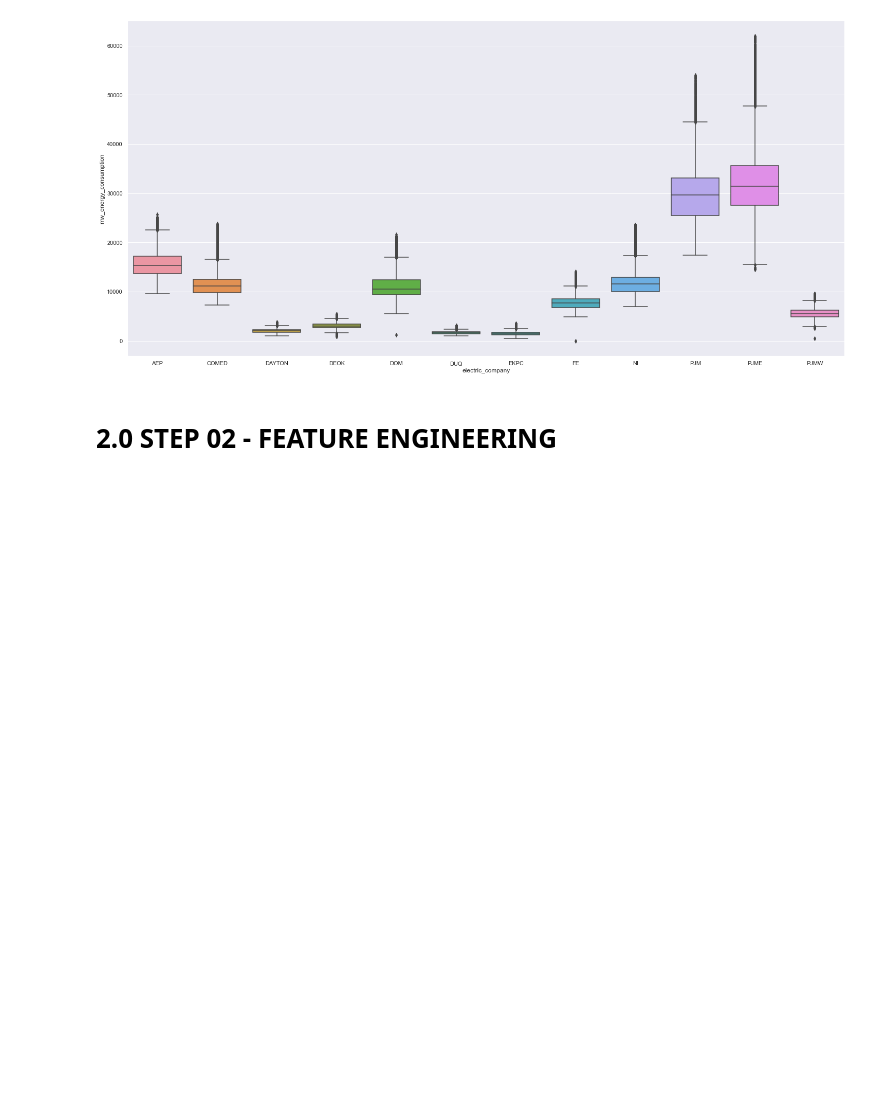
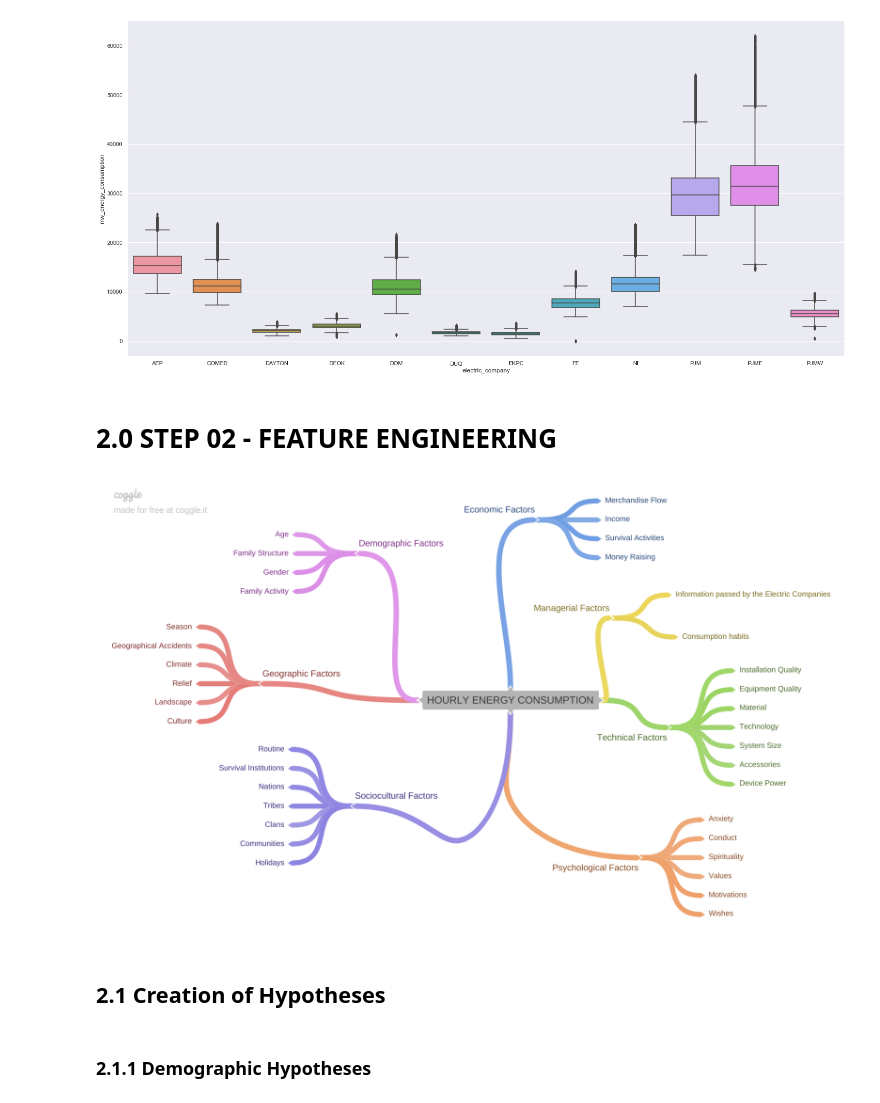
Before and after one commit to panambY/Hourly_Energy_Consumption, a Jupyter notebook: Hourly_Energy_Consumption.ipynb, the cells around one changed output. Saved outputs shown, nothing was run; the diff lists cells and outputs as text; code cells hidden in the pictures; blank space fills up the shorter version.

Commit message:
creation of the Map Hypotheses

```diff
--- a/Hourly_Energy_Consumption.ipynb
+++ b/Hourly_Energy_Consumption.ipynb
@@ -215,3 +220,13 @@ sns.boxplot( x= 'electric_company', y='mw_energy_consumption' , data=df1 )
 # 2.0 STEP 02 - FEATURE ENGINEERING
 # %%
 df2 = df1.copy()
+# %%
+Image( 'image/Hyphoteses_Map.png' )
+# As we can see in the Hypothesis Map below, there are many factors that influence the consumption of electricity and that we could use to try to predict them.
+# The point is that we only have "datetime" information in the dataset. Because of this we will only use a few elements and their attributes.
+# %% [output]
+[figure, added]
+# %% [markdown]
+## 2.1 Creation of Hypotheses
+# %% [markdown]
+### 2.1.1 Demographic Hypotheses
```
Also changed, not shown: parts of 9 cells of this notebook, 1 other file.
